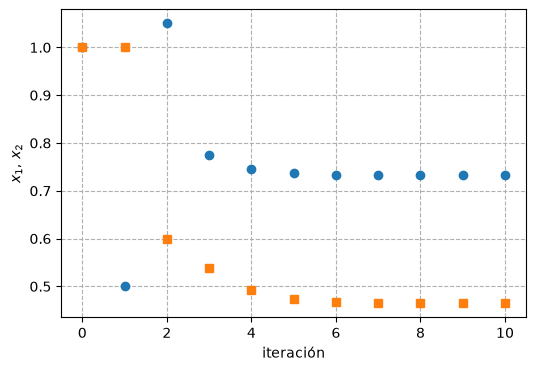
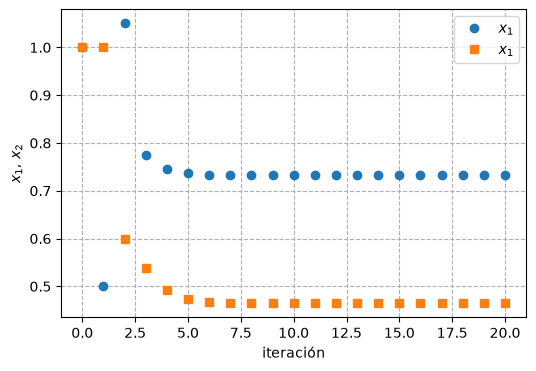
Code edit (unified diff) that turned the first committed figure into the second:
--- before
+++ after
@@ -7,8 +7,8 @@
 fig, ax = plt.subplots(figsize=(6,4))
 
-ax.plot(0, x0[0], ls='', marker='o', color='C0')
-ax.plot(0, x0[1], ls='', marker='s', color='C1')
+ax.plot(0, x0[0], ls='', marker='o', color='C0', label=r"$x_{1}$")
+ax.plot(0, x0[1], ls='', marker='s', color='C1', label=r"$x_{1}$")
 
-for niter in range(1,11):
+for niter in range(1,21):
   x, n = gaussSeidel(A, b, x0, relax=0.5, tol=None, niter=1)
   ax.plot(niter, x[0], ls='', marker='o', color='C0')
@@ -22,4 +22,5 @@
 ax.set(xlabel="iteración", ylabel=r"$x_1,\,x_2$")
 ax.grid(ls="--")
+ax.legend()
 plt.show()
 

Commit: fixed Gauss Seidel and other stuff